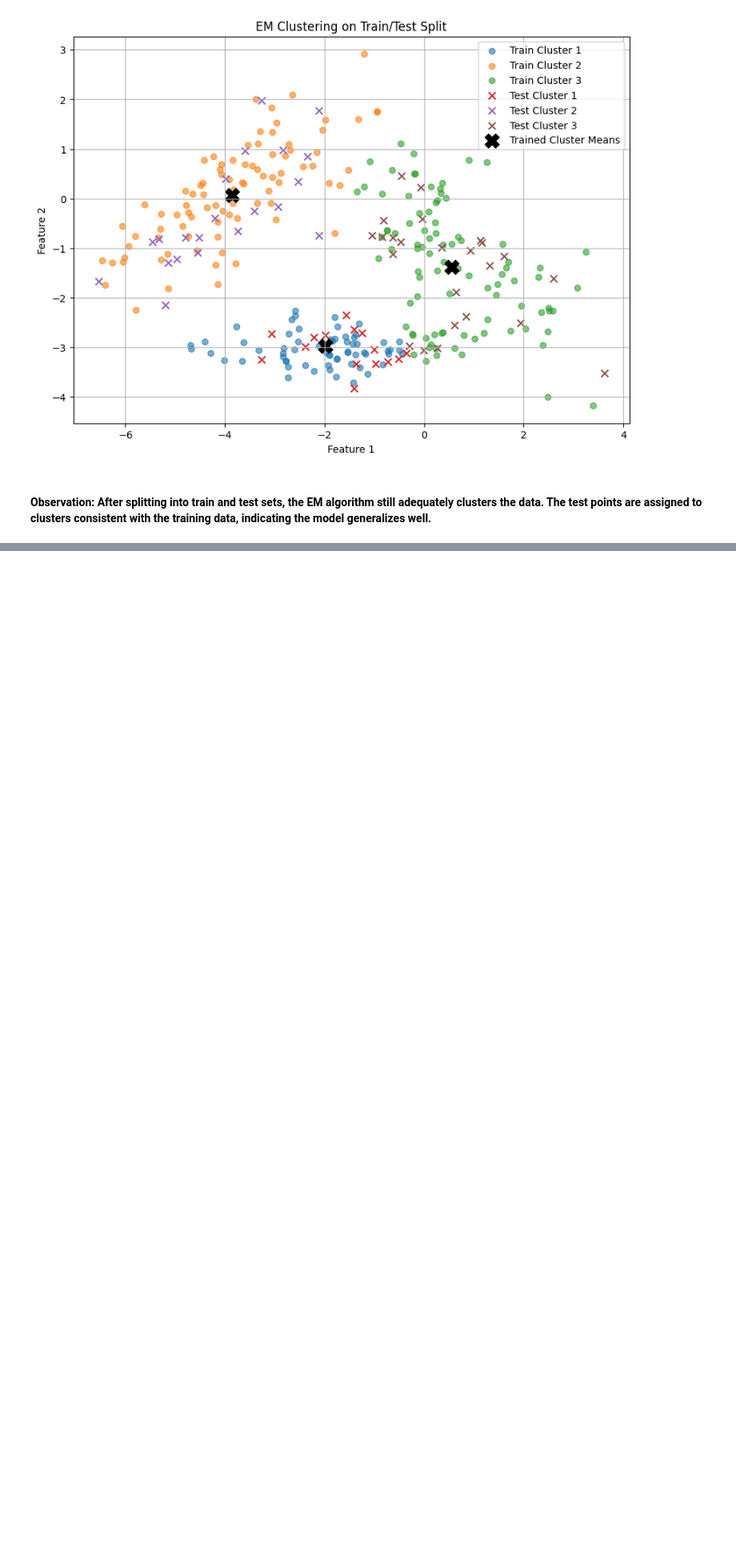
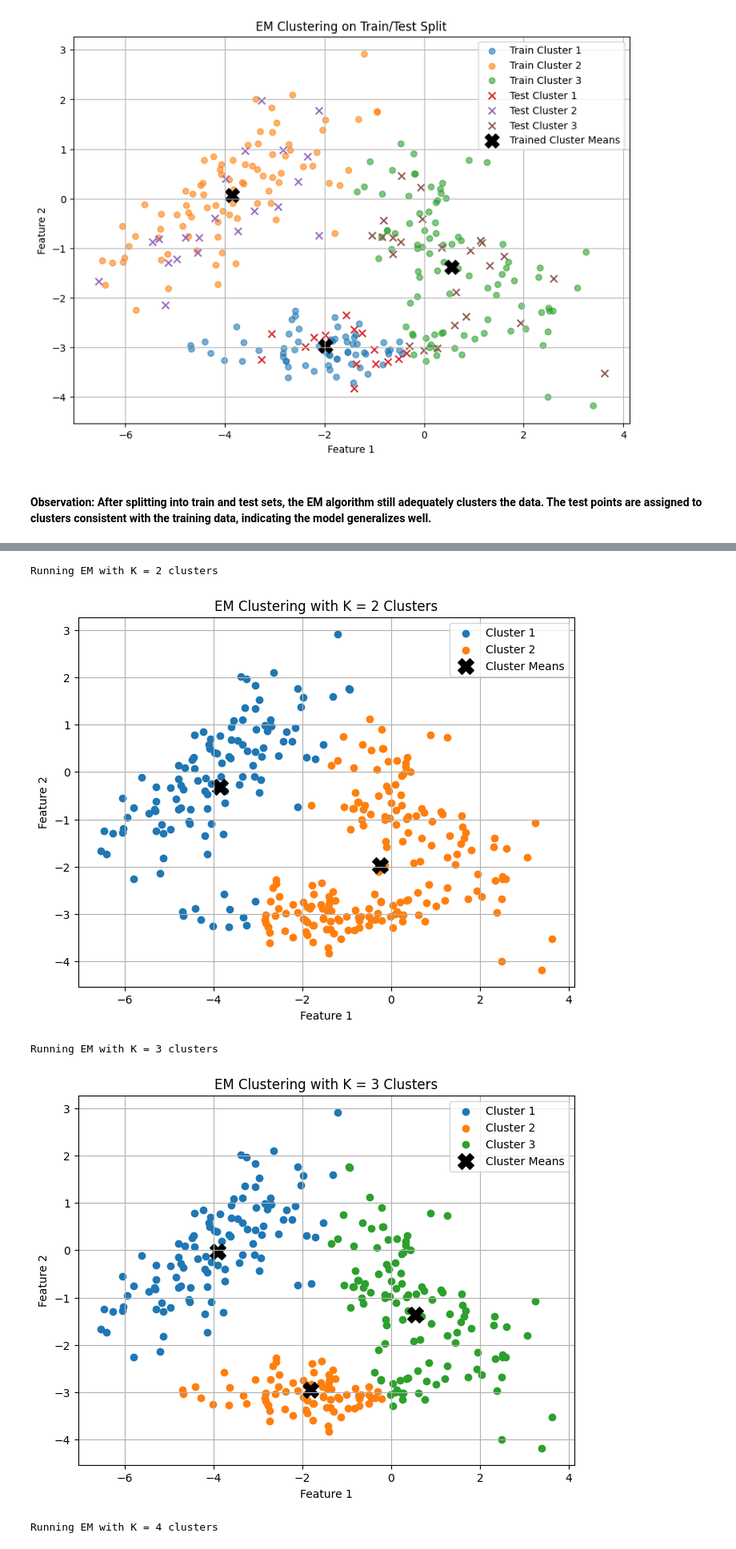
Before and after one commit to nanjala116/machine_learning1, a Jupyter notebook: notebooks_hw/clustering.ipynb, the cells around one changed output, grey strips where cells are left out. Shown at 80% size. Drawn from its saved outputs; the diff is of its cells as text; code cells hidden in the pictures; blank space fills up the shorter version.

```diff
--- a/notebooks_hw/clustering.ipynb
+++ b/notebooks_hw/clustering.ipynb
@@ -341,31 +380,34 @@ for iter_q4_4 in iterations_q4_4:
 # %%
-# --- Q4.5: Change the number of clusters (K) ---
-print("\n--- Q4.5: Change the number of clusters (K) ---")
+# Vary the number of clusters
+Ks = [2, 3, 4, 5] # Number of clusters: less than ideal, ideal, more than ideal
 
-Ks_q4_5 = [2, 3, 4] # Number of clusters: less than ideal, ideal, more than ideal
-
-for K_q4_5 in Ks_q4_5:
-    print(f"\nRunning EM with K = {K_q4_5} clusters")
+for K in Ks:
+    print(f"\nRunning EM with K = {K} clusters")
     # Re-initialize parameters for each K
-    W_q4_5 = np.array([[1/K_q4_5] * K_q4_5])
-    # For initial means, we need to be careful. If K changes, M_q2 might not be the right size.
+    W = np.array([[1/K] * K])
+    # For initial means, we need to be careful. If K changes, M might not be the right size.
     # A simple approach is to randomly select K points from Xmat as initial means.
     np.random.seed(42) # for reproducibility
-    random_indices = np.random.choice(Xmat_q2.shape[0], K_q4_5, replace=False)
-    M_q4_5 = Xmat_q2[random_indices].T # Transpose to get (n_features, K)
+    random_indices = np.random.choice(Xmat.shape[0], K, replace=False)
+    M = Xmat[random_indices].T # Transpose to get (n_features, K)
 
-    W_final_q4_5, P_q4_5, p_q4_5 = exp_max(100, K_q4_5, normal_pdf, normal_train, Xmat_q2, W_q4_5, M_q4_5)
-    cluster_assignments_q4_5 = np.argmax(p_q4_5, axis=0)
+    W_final, P, p = exp_max(100, K, normal_pdf, normal_train, Xmat, W, M)
+    cluster_assignments = np.argmax(p, axis=0)
 
     plt.figure(figsize=(8, 6))
-    for i in range(K_q4_5):
-        cluster_points = Xmat_q2[cluster_assignments_q4_5 == i]
+    for i in range(K):
+        cluster_points = Xmat[cluster_assignments == i]
         plt.scatter(cluster_points[:, 0], cluster_points[:, 1], label=f'Cluster {i+1}')
-    plt.scatter(P_q4_5[0, :], P_q4_5[1, :], marker='X', s=200, color='black', label='Cluster Means')
-    plt.title(f'EM Clustering with K = {K_q4_5} Clusters (Q4.5)')
+    plt.scatter(P[0, :], P[1, :], marker='X', s=200, color='black', label='Cluster Means')
+    plt.title(f'EM Clustering with K = {K} Clusters')
     plt.xlabel('Feature 1')
     plt.ylabel('Feature 2')
     plt.legend()
     plt.grid(True)
-    plt.savefig(f'q4_5_em_clustering_K_{K_q4_5}.png')
-    print(f"Plot saved to q4_5_em_clustering_K_{K_q4_5}.png")
+    plt.show()
+# %% [output]
+Running EM with K = 2 clusters
+[figure, added]
+Running EM with K = 3 clusters
+[figure, added]
+Running EM with K = 4 clusters
```
Also changed, not shown: parts of 17 cells of this notebook.
